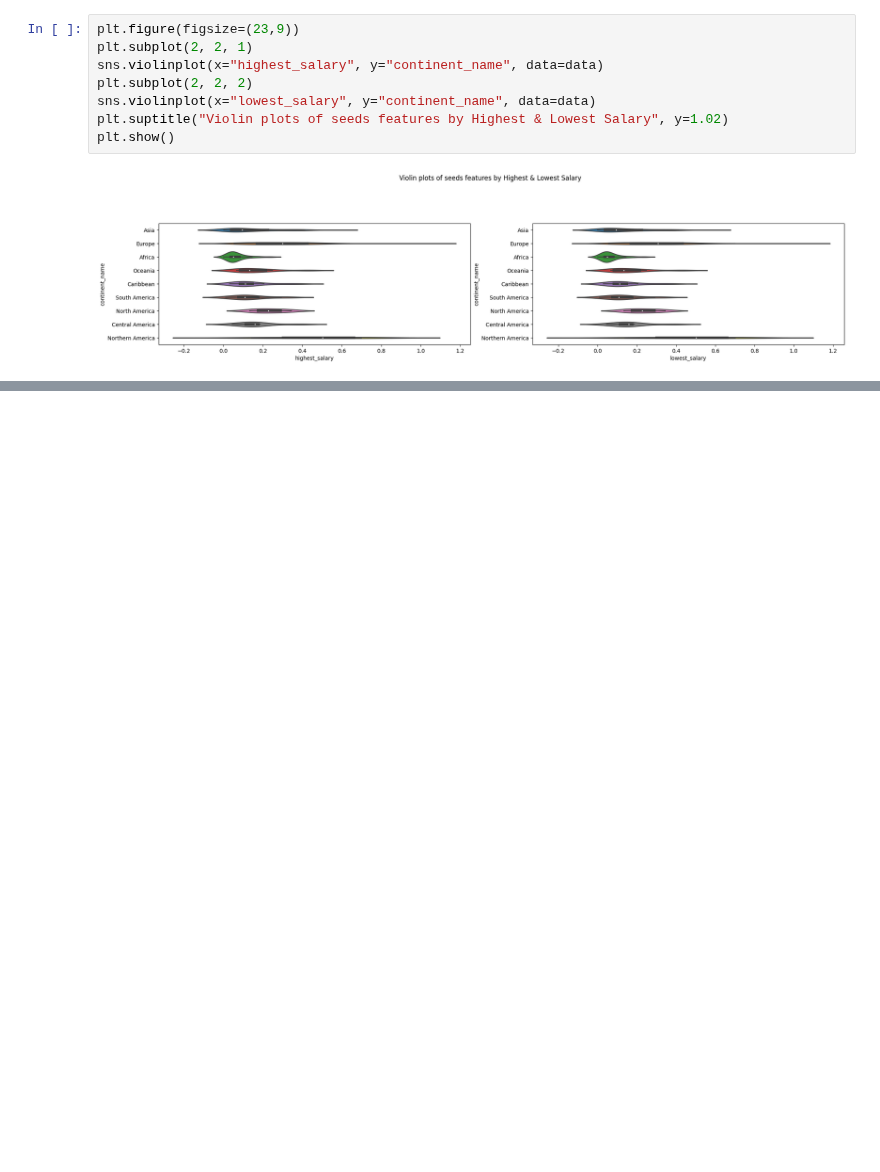
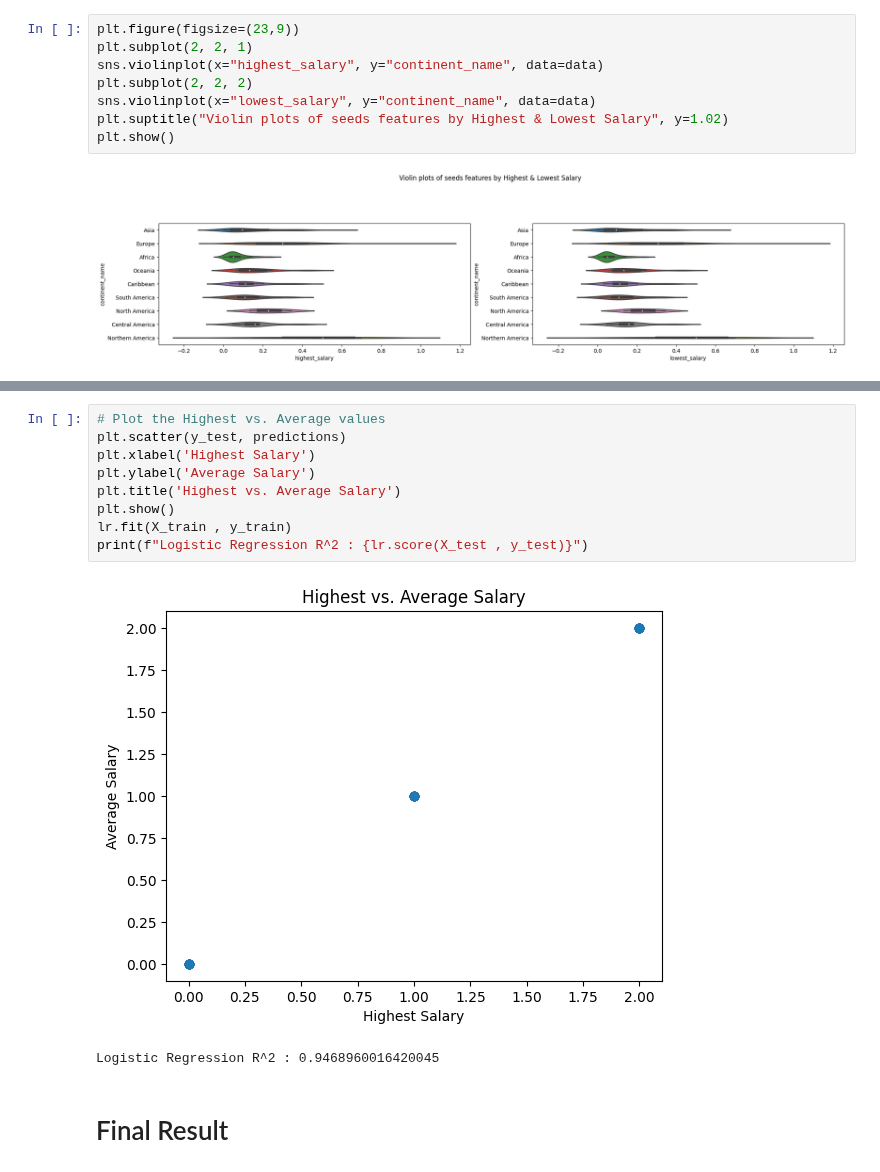
Before and after one commit to Monta243/Python1, a Jupyter notebook: Final_Project_for_Data_Science_and_Machine_Learning_Camp_(Beginner_Level).ipynb, the cells around one changed output, grey strips where cells are left out. Cells and saved outputs as stored; diff of their text form; blank space fills up the shorter version.

```diff
--- a/Final_Project_for_Data_Science_and_Machine_Learning_Camp_(Beginner_Level).ipynb
+++ b/Final_Project_for_Data_Science_and_Machine_Learning_Camp_(Beginner_Level).ipynb
@@ -402,0 +519,14 @@ plt.show()
+# %%
+# Plot the Highest vs. Average values
+plt.scatter(y_test, predictions)
+plt.xlabel('Highest Salary')
+plt.ylabel('Average Salary')
+plt.title('Highest vs. Average Salary')
+plt.show()
+lr.fit(X_train , y_train)
+print(f"Logistic Regression R^2 : {lr.score(X_test , y_test)}")
+# %% [output]
+[figure, added]
+Logistic Regression R^2 : 0.9468960016420045
+# %% [markdown]
+# Final  Result
```
Also changed, not shown: parts of 27 cells of this notebook.
